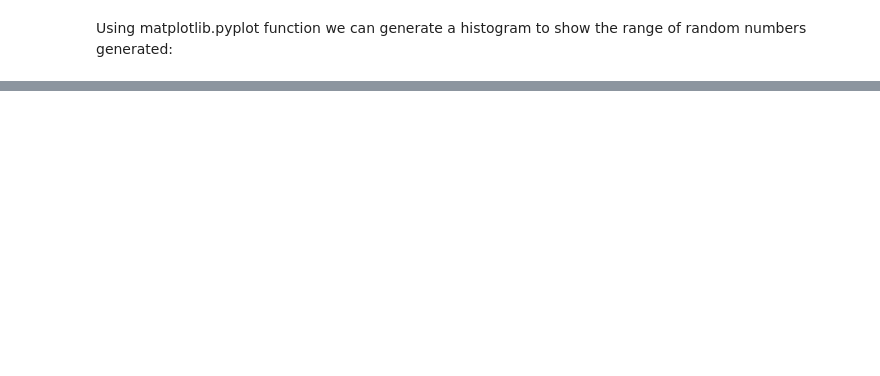
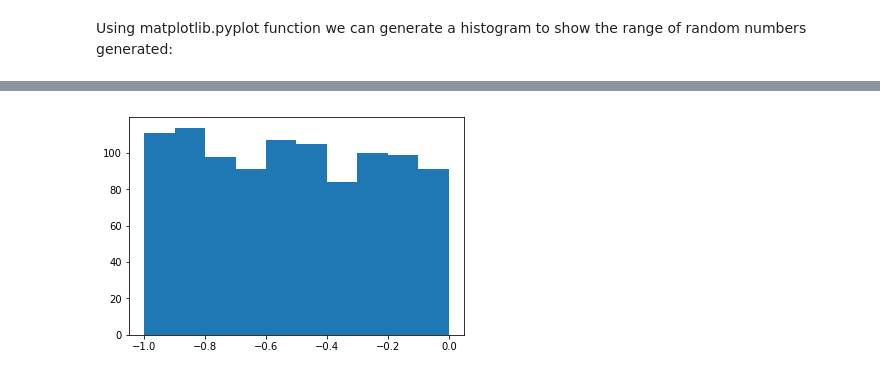
Before and after one commit to fionaoriordan/52465_19_np, a Jupyter notebook: numpy_random.ipynb, the cells around one changed output, grey strips where cells are left out. Saved outputs shown, nothing was run; the diff lists cells and outputs as text; code cells hidden in the pictures; blank space fills up the shorter version.

Commit message:
Updated numpy_randomjupyter notebook draft sections

```diff
--- a/numpy_random.ipynb
+++ b/numpy_random.ipynb
@@ -129,0 +218,7 @@ The histogram gives a visual representation of the numbers generated by random.r
+# %%
+x = np.random.uniform(-1, 0, 1000)
+
+plt.hist(x)
+plt.show()
+# %% [output]
+[figure, added]
```
Also changed, not shown: parts of 45 cells of this notebook.
